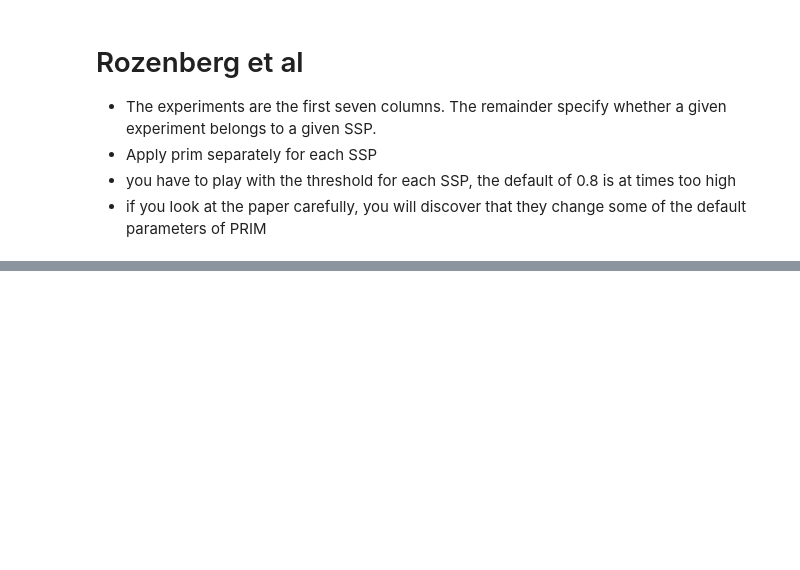
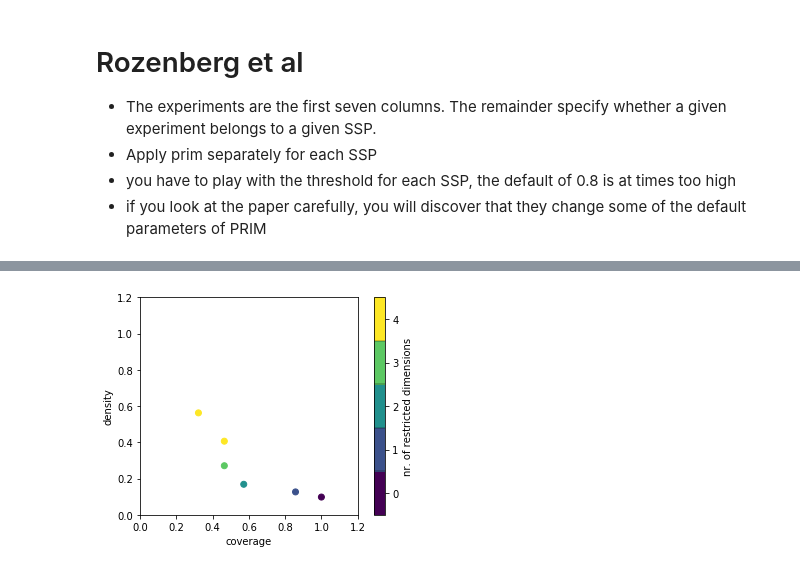
Before and after one commit to jasonrwang/epa1361_open, a Jupyter notebook: Week 3-4 - vulnerability analysis/assignment 4 - scenario discovery.ipynb, the cells around one changed output, grey strips where cells are left out. Drawn from its saved outputs; the diff is of its cells as text; code cells hidden in the pictures; blank space fills up the shorter version.

```diff
--- a/Week 3-4 - vulnerability analysis/assignment 4 - scenario discovery.ipynb
+++ b/Week 3-4 - vulnerability analysis/assignment 4 - scenario discovery.ipynb
@@ -148,0 +193,5 @@ plt.show()
+# %%
+box_SSP2.show_tradeoff()
+plt.show()
+# %% [output]
+[figure, added]
```
Also changed, not shown: parts of 22 cells of this notebook, 2 other files.
